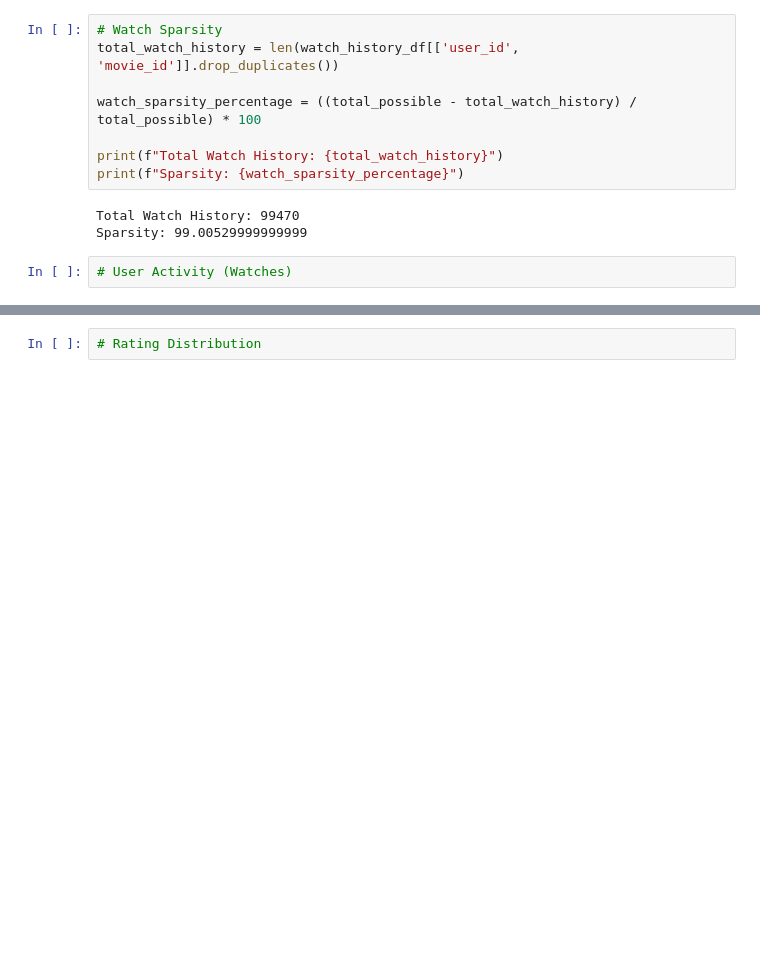
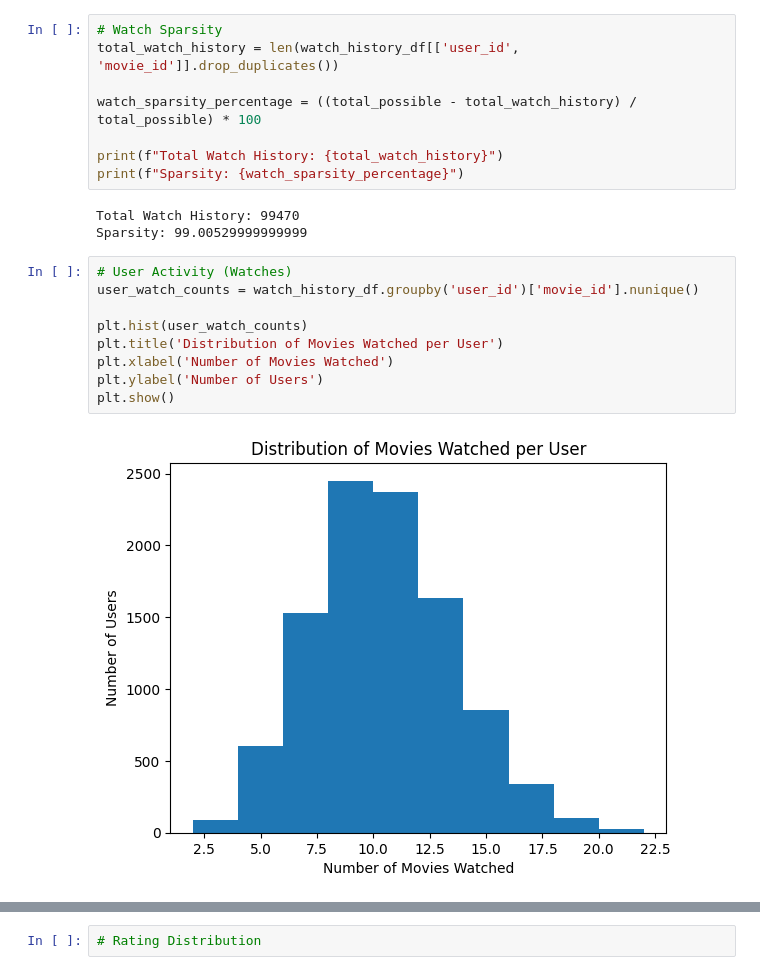
Before and after one commit to CMPE-257-JC/recommender-systems-project, a Jupyter notebook: notebooks/EDA.ipynb, the cells around one changed output, grey strips where cells are left out. Saved outputs shown, nothing was run; the diff lists cells and outputs as text; blank space fills up the shorter version.

```diff
--- a/notebooks/EDA.ipynb
+++ b/notebooks/EDA.ipynb
@@ -241,3 +241,12 @@ Total Watch History: 99470
 Sparsity: 99.00529999999999
 # %%
 # User Activity (Watches)
+user_watch_counts = watch_history_df.groupby('user_id')['movie_id'].nunique()
+
+plt.hist(user_watch_counts)
+plt.title('Distribution of Movies Watched per User')
+plt.xlabel('Number of Movies Watched')
+plt.ylabel('Number of Users')
+plt.show()
+# %% [output]
+[figure, added]
```
Also changed, not shown: parts of 5 cells of this notebook.
